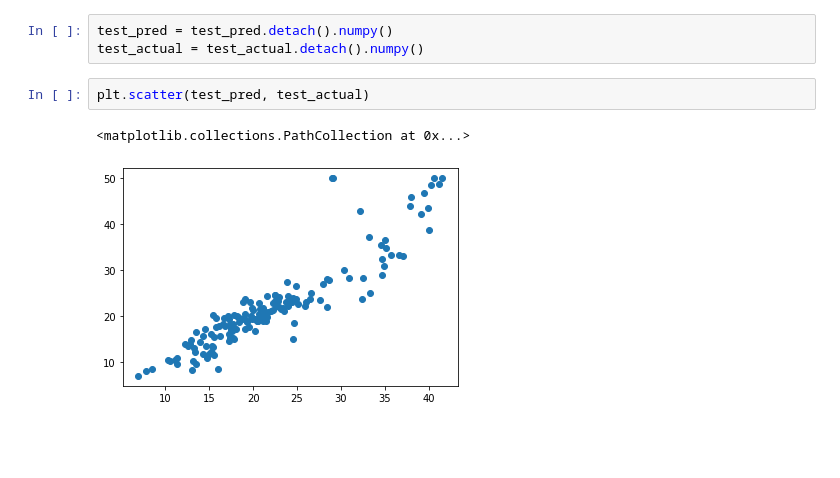
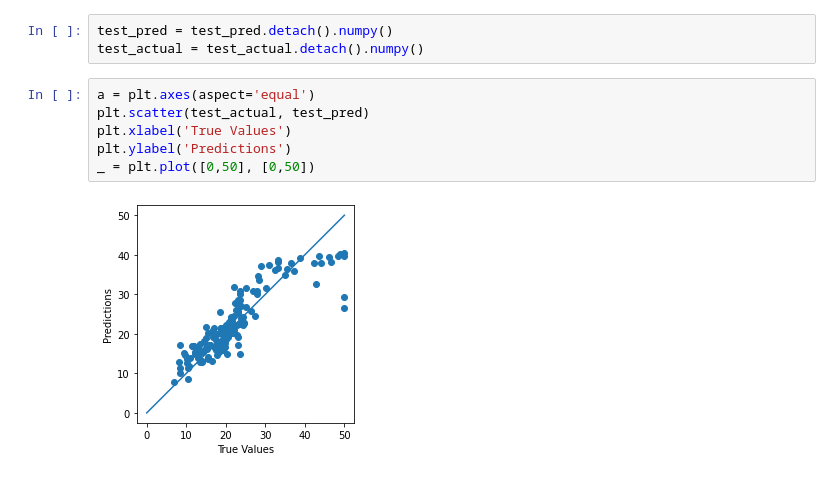
Before and after one commit to SteffenHaeussler/deep_learning_fundamentals, a Jupyter notebook: simple_regression.ipynb, the cells around one changed output. Drawn from its saved outputs; the diff is of its cells as text; blank space fills up the shorter version.

```diff
--- a/simple_regression.ipynb
+++ b/simple_regression.ipynb
@@ -385,8 +370,11 @@ test_actual = y_test
 # %%
 test_pred = test_pred.detach().numpy()
 test_actual = test_actual.detach().numpy()
-# %%
-plt.scatter(test_pred, test_actual)
-# %% [output]
-<matplotlib.collections.PathCollection at 0x...>
-[figure, removed]
+# %%
+a = plt.axes(aspect='equal')
+plt.scatter(test_actual, test_pred)
+plt.xlabel('True Values')
+plt.ylabel('Predictions')
+_ = plt.plot([0,50], [0,50])
+# %% [output]
+[figure, added]
```
Also changed, not shown: parts of 13 cells of this notebook, 1 other file.
